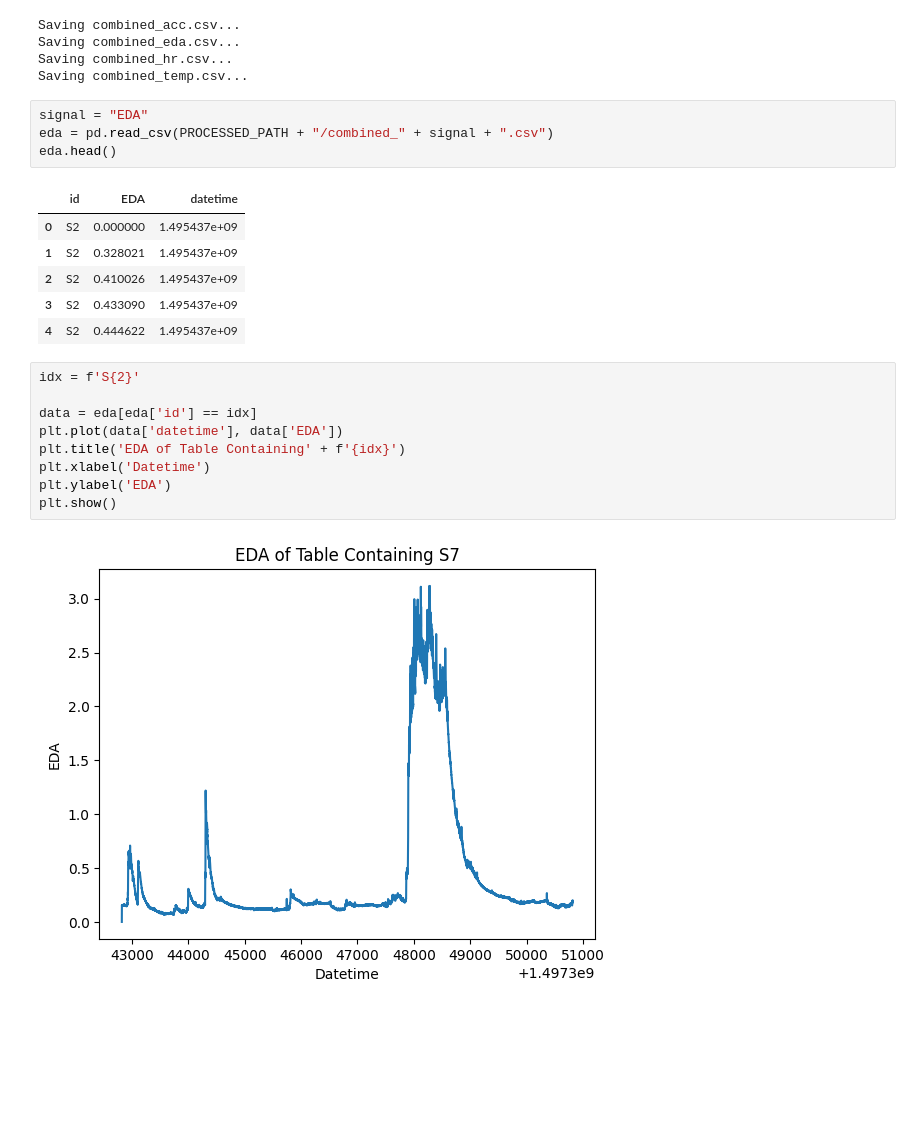
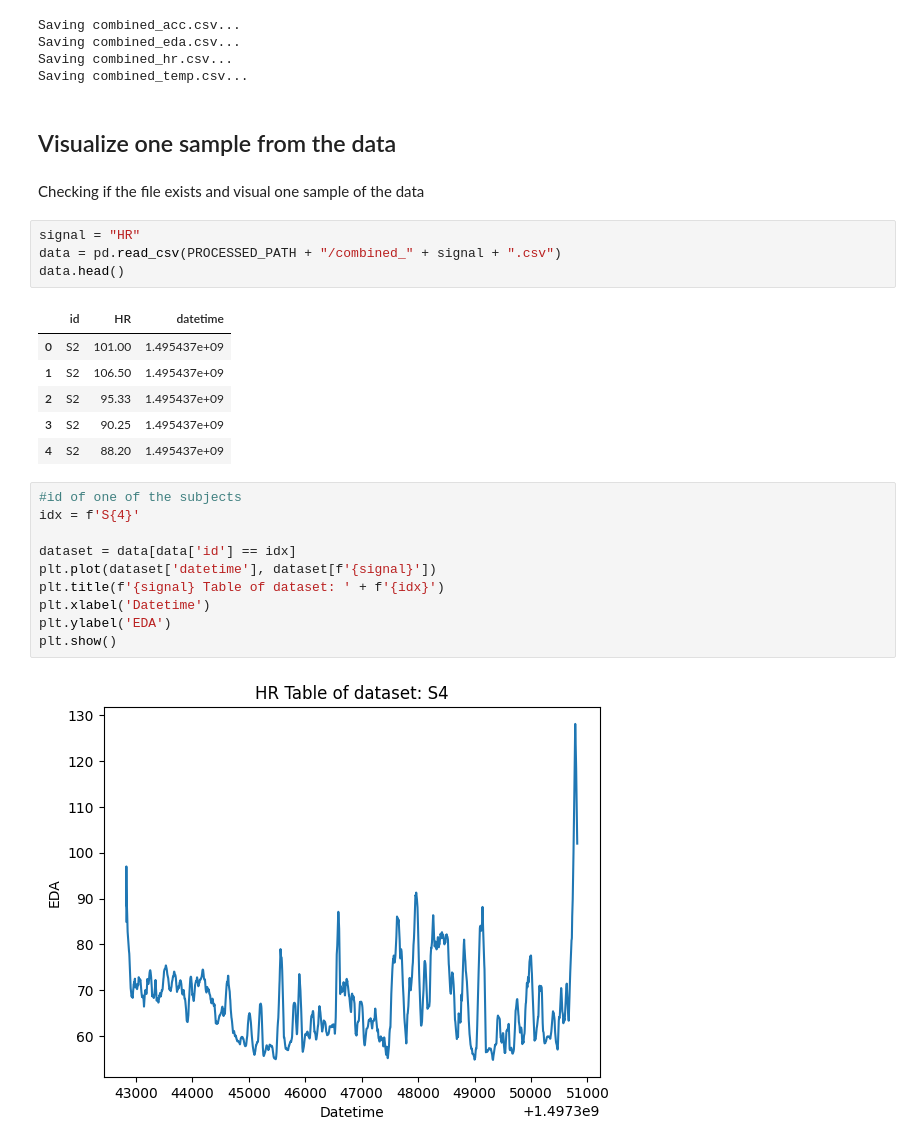
Before and after one commit to markgoertz/Convolutional-Neural-Network-on-Electrodermal-Activity-for-Stress-Assessment, a Jupyter notebook: code/2. combine_data_script.ipynb, the cells around one changed output. Saved outputs shown, nothing was run; the diff lists cells and outputs as text; blank space fills up the shorter version.

```diff
--- a/code/2. combine_data_script.ipynb
+++ b/code/2. combine_data_script.ipynb
@@ -91,25 +135,30 @@ Saving combined_acc.csv...
 Saving combined_eda.csv...
 Saving combined_hr.csv...
 Saving combined_temp.csv...
+# %% [markdown]
+## Visualize one sample from the data
+# %% [markdown]
+Checking if the file exists and visual one sample of the data
 # %%
-signal = "EDA"
-eda = pd.read_csv(PROCESSED_PATH + "/combined_" + signal + ".csv")
-eda.head()
+signal = "HR"
+data = pd.read_csv(PROCESSED_PATH + "/combined_" + signal + ".csv")
+data.head()
 # %% [output]
-|  | id | EDA | datetime |
-| 0 | S2 | 0.000000 | 1.495437e+09 |
-| 1 | S2 | 0.328021 | 1.495437e+09 |
-| 2 | S2 | 0.410026 | 1.495437e+09 |
-| 3 | S2 | 0.433090 | 1.495437e+09 |
-| 4 | S2 | 0.444622 | 1.495437e+09 |
+|  | id | HR | datetime |
+| 0 | S2 | 101.00 | 1.495437e+09 |
+| 1 | S2 | 106.50 | 1.495437e+09 |
+| 2 | S2 | 95.33 | 1.495437e+09 |
+| 3 | S2 | 90.25 | 1.495437e+09 |
+| 4 | S2 | 88.20 | 1.495437e+09 |
 # %%
-idx = f'S{2}'
+#id of one of the subjects
+idx = f'S{4}'
 
-data = eda[eda['id'] == idx]
-plt.plot(data['datetime'], data['EDA'])
-plt.title('EDA of Table Containing' + f'{idx}')
+dataset = data[data['id'] == idx]
+plt.plot(dataset['datetime'], dataset[f'{signal}'])
+plt.title(f'{signal} Table of dataset: ' + f'{idx}')
 plt.xlabel('Datetime')
 plt.ylabel('EDA')
 plt.show()
 # %% [output]
-[figure, old version]
+[figure, new version]
```
Also changed, not shown: parts of 6 cells of this notebook.
